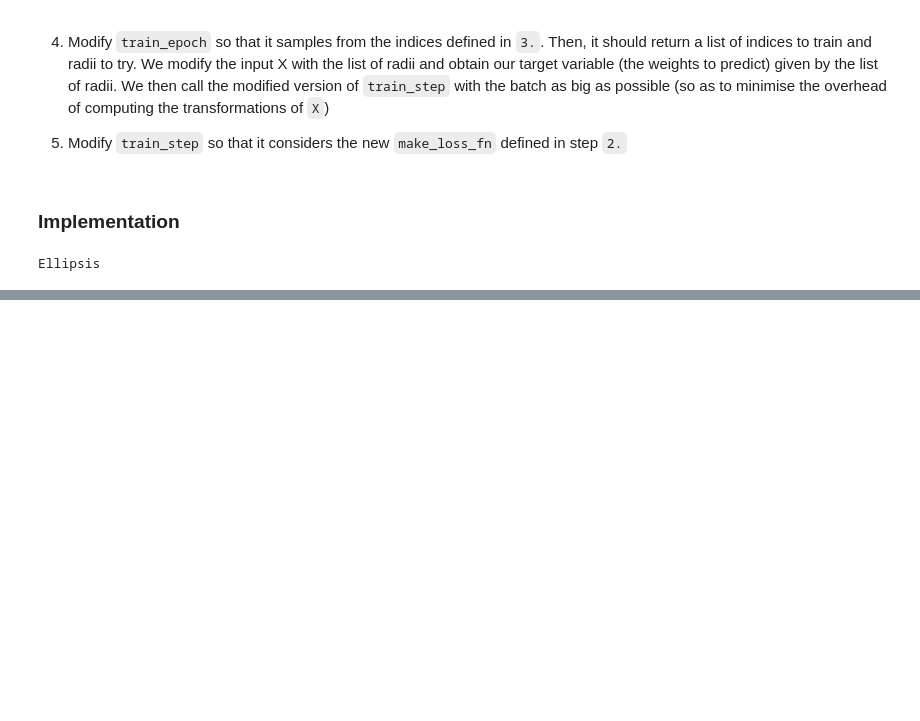
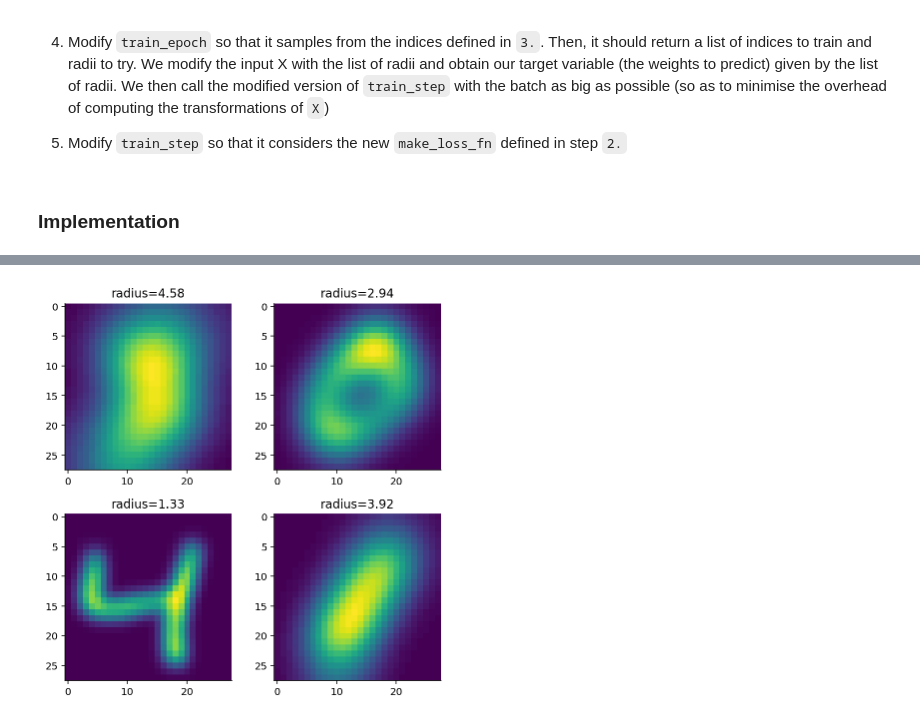
Before and after one commit to probml/shift-happens, a Jupyter notebook: notebooks/shifting-mnist-003.ipynb, the cells around one changed output, grey strips where cells are left out. Cells and saved outputs as stored; diff of their text form; code cells hidden in the pictures; blank space fills up the shorter version.

```diff
--- a/notebooks/shifting-mnist-003.ipynb
+++ b/notebooks/shifting-mnist-003.ipynb
@@ -329,7 +326,21 @@ DeviceArray(2, dtype=int32)
 5. Modify `train_step` so that it considers the new `make_loss_fn` defined in step `2.`
 # %% [markdown]
 ### Implementation
-# %%
-...
-# %% [output]
-Ellipsis
+# %%
+size_subset = 4
+n_processes = 4
+
+np.random.seed(314)
+radii = np.random.rand(size_subset) * 5
+
+X_train_subset = X_train[:size_subset, ...]
+X_train_subset.shape
+
+res = dojax.proc_dataset_multiple(radii, X_train_subset, n_processes)
+
+fig, ax = plt.subplots(2, 2, figsize=(6, 6))
+for radius, axi, img in zip(radii, ax.flat, res):
+    axi.imshow(img)
+    axi.set_title(f"{radius=:0.2f}")
+plt.tight_layout()
+# %% [output]
@@ -335,0 +364 @@ Ellipsis
+[figure, added]
```
Also changed, not shown: parts of 22 cells of this notebook.
